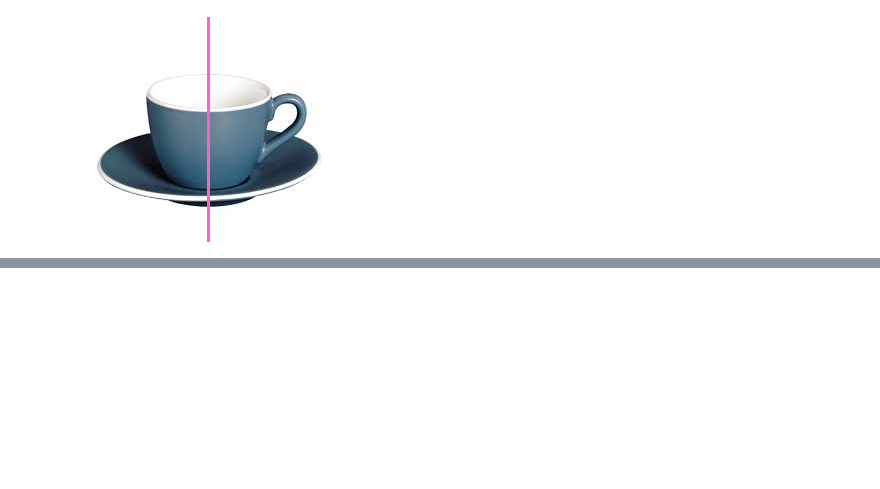
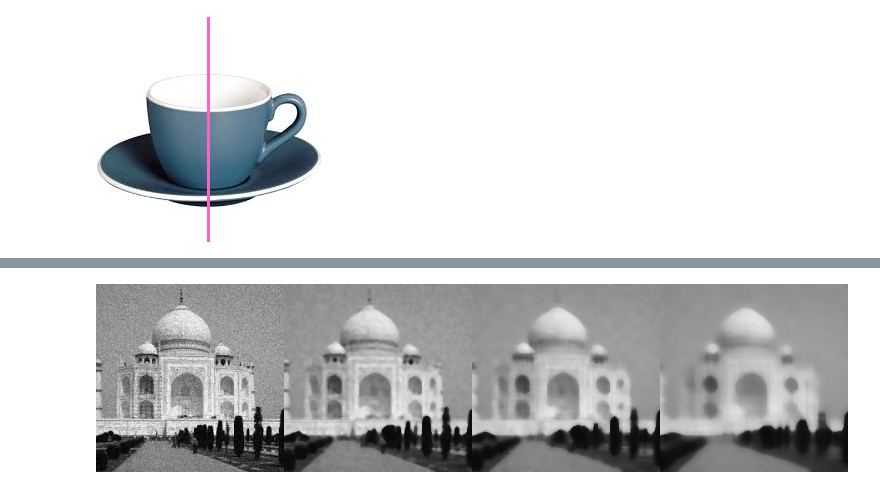
Before and after one commit to Amxl-Hex/Study_materials, a Jupyter notebook: Learning_OpenCV.ipynb, the cells around one changed output, grey strips where cells are left out. Saved outputs shown, nothing was run; the diff lists cells and outputs as text; code cells hidden in the pictures; blank space fills up the shorter version.

```diff
--- a/Learning_OpenCV.ipynb
+++ b/Learning_OpenCV.ipynb
@@ -106,0 +127,8 @@ cv2_imshow(img_cline)
+# %%
+median_img1 = cv2.medianBlur(img, ksize = 5)
+median_img2 = cv2.medianBlur(img, ksize = 9)
+median_img3 = cv2.medianBlur(img, ksize = 15)
+img_median = np.hstack((img, median_img1, median_img2, median_img3))
+cv2_imshow(img_median)
+# %% [output]
+[figure, added]
```
Also changed, not shown: parts of 8 cells of this notebook.
